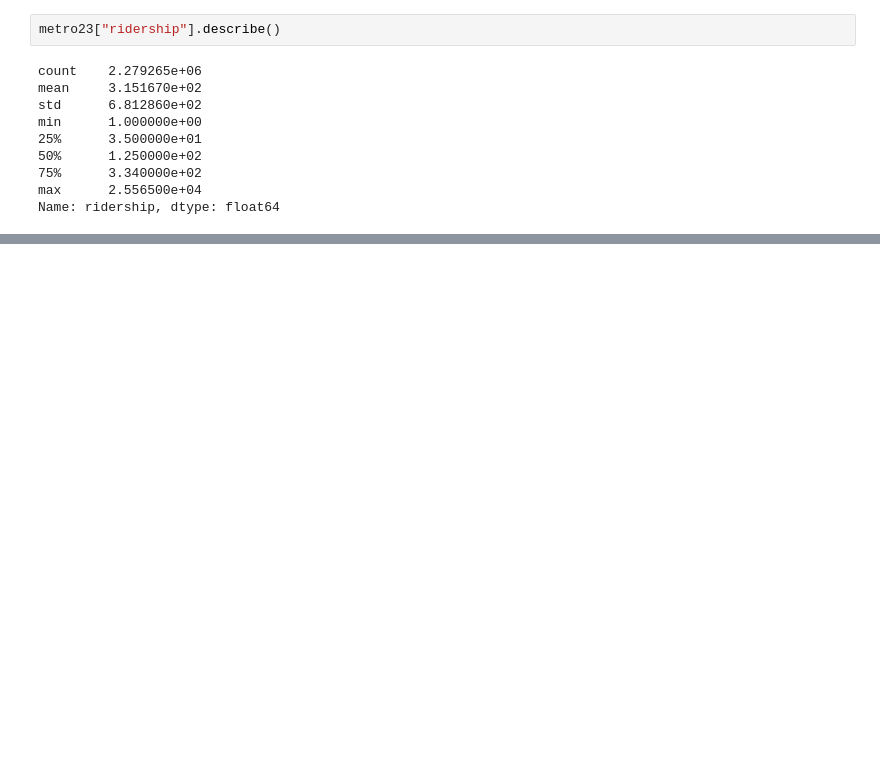
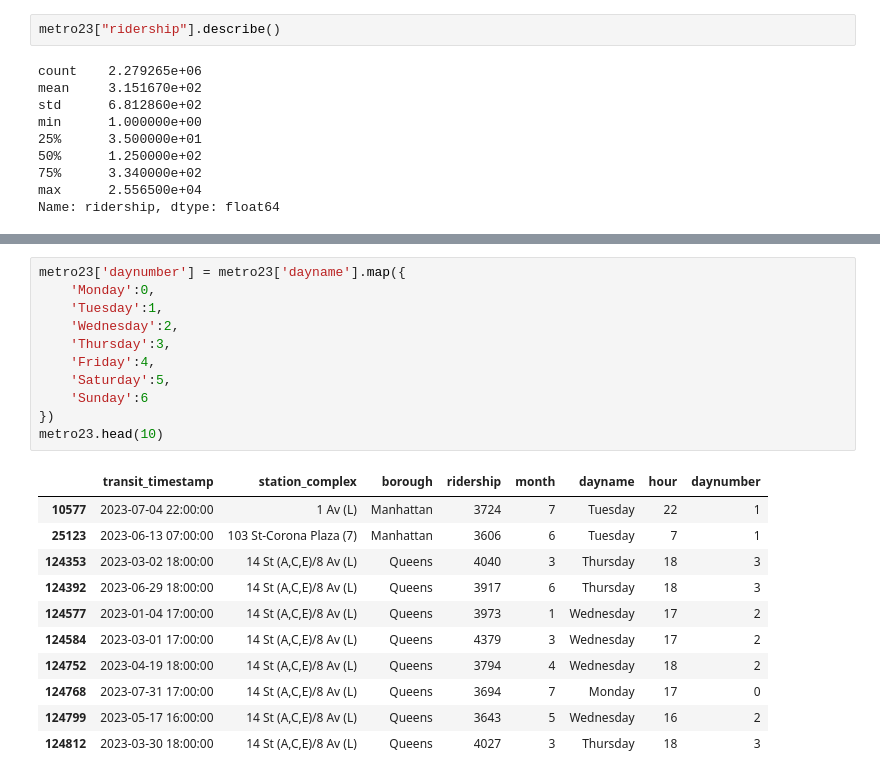
Before and after one commit to kayaalperen1/MTA-Metro, a Jupyter notebook: MTA-metro.ipynb, the cells around one changed output, grey strips where cells are left out. Drawn from its saved outputs; the diff is of its cells as text; blank space fills up the shorter version.

```diff
--- a/MTA-metro.ipynb
+++ b/MTA-metro.ipynb
@@ -232,0 +258,23 @@ station_group.head(10)
+# %%
+metro23['daynumber'] = metro23['dayname'].map({
+    'Monday':0,
+    'Tuesday':1,
+    'Wednesday':2,
+    'Thursday':3,
+    'Friday':4,
+    'Saturday':5,
+    'Sunday':6
+})
+metro23.head(10)
+# %% [output]
+|  | transit_timestamp | station_complex | borough | ridership | month | dayname | hour | daynumber |
+| 10577 | 2023-07-04 22:00:00 | 1 Av (L) | Manhattan | 3724 | 7 | Tuesday | 22 | 1 |
+| 25123 | 2023-06-13 07:00:00 | 103 St-Corona Plaza (7) | Manhattan | 3606 | 6 | Tuesday | 7 | 1 |
+| 124353 | 2023-03-02 18:00:00 | 14 St (A,C,E)/8 Av (L) | Queens | 4040 | 3 | Thursday | 18 | 3 |
+| 124392 | 2023-06-29 18:00:00 | 14 St (A,C,E)/8 Av (L) | Queens | 3917 | 6 | Thursday | 18 | 3 |
+| 124577 | 2023-01-04 17:00:00 | 14 St (A,C,E)/8 Av (L) | Queens | 3973 | 1 | Wednesday | 17 | 2 |
+| 124584 | 2023-03-01 17:00:00 | 14 St (A,C,E)/8 Av (L) | Queens | 4379 | 3 | Wednesday | 17 | 2 |
+| 124752 | 2023-04-19 18:00:00 | 14 St (A,C,E)/8 Av (L) | Queens | 3794 | 4 | Wednesday | 18 | 2 |
+| 124768 | 2023-07-31 17:00:00 | 14 St (A,C,E)/8 Av (L) | Queens | 3694 | 7 | Monday | 17 | 0 |
+| 124799 | 2023-05-17 16:00:00 | 14 St (A,C,E)/8 Av (L) | Queens | 3643 | 5 | Wednesday | 16 | 2 |
+| 124812 | 2023-03-30 18:00:00 | 14 St (A,C,E)/8 Av (L) | Queens | 4027 | 3 | Thursday | 18 | 3 |
```
Also changed, not shown: parts of 10 cells of this notebook, 3 other files.
